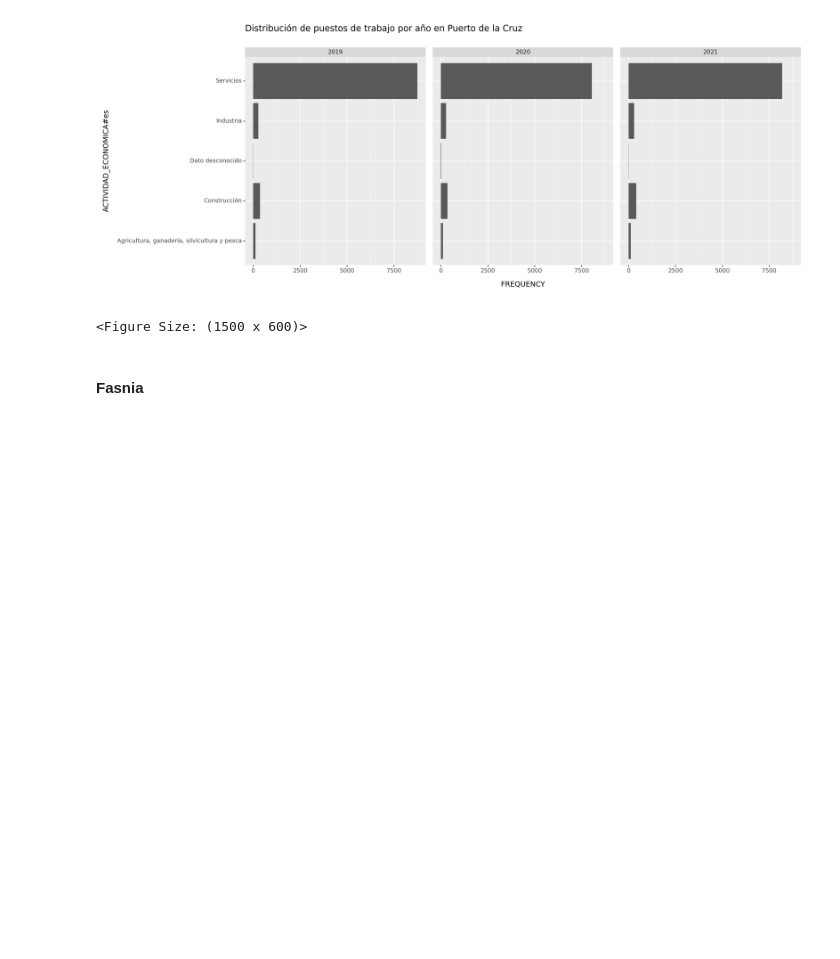
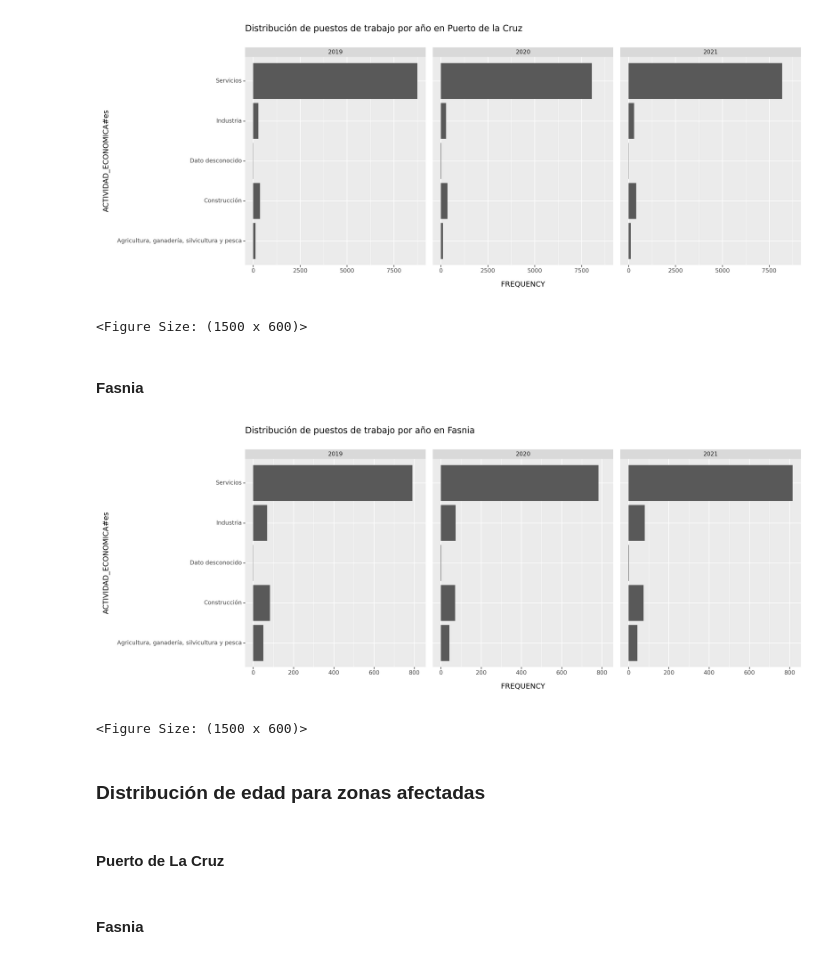
Before and after one commit to alu0101351773/VIS_proyecto, a Jupyter notebook: src/proyecto.ipynb, the cells around one changed output. Saved outputs shown, nothing was run; the diff lists cells and outputs as text; code cells hidden in the pictures; blank space fills up the shorter version.

Commit message:
grafico de fasnia sacada

```diff
--- a/src/proyecto.ipynb
+++ b/src/proyecto.ipynb
@@ -495,0 +494,41 @@ df_p_ocup_pcruz
+# %%
+df_p_ocup_fasnia = df_p_ocup[df_p_ocup['TERRITORIO#es'] == 'Fasnia'].copy()
+
+df_p_ocup_fasnia_2019 = (df_p_ocup_fasnia[df_p_ocup_fasnia['TIME_PERIOD_CODE'].str.startswith('2019')]
+                        .groupby(['ACTIVIDAD_ECONOMICA#es', 'SEXO#es'])
+                        .agg({'FREQUENCY' : 'mean'})
+                        .reset_index())
+df_p_ocup_fasnia_2019['Año'] = 2019
+
+df_p_ocup_fasnia_2020 = (df_p_ocup_fasnia[df_p_ocup_fasnia['TIME_PERIOD_CODE'].str.startswith('2020')]
+                        .groupby(['ACTIVIDAD_ECONOMICA#es', 'SEXO#es'])
+                        .agg({'FREQUENCY' : 'mean'})
+                        .reset_index())
+df_p_ocup_fasnia_2020['Año'] = 2020
+
+df_p_ocup_fasnia_2021 = (df_p_ocup_fasnia[df_p_ocup_fasnia['TIME_PERIOD_CODE'].str.startswith('2021')]
+                        .groupby(['ACTIVIDAD_ECONOMICA#es', 'SEXO#es'])
+                        .agg({'FREQUENCY' : 'mean'})
+                        .reset_index())
+df_p_ocup_fasnia_2021['Año'] = 2021
+
+df_p_ocup_fasnia = pd.concat([
+    df_p_ocup_fasnia_2019,
+    df_p_ocup_fasnia_2020,
+    df_p_ocup_fasnia_2021,
+])
+
+(ggplot(df_p_ocup_fasnia, aes(x = 'ACTIVIDAD_ECONOMICA#es', y = 'FREQUENCY'))
+    + geom_col()
+    + coord_flip()
+    + facet_wrap('~Año')
+    + theme(figure_size=(15, 6))
+    + ggtitle('Distribución de puestos de trabajo por año en Fasnia')
+)
+# %% [output]
+[figure, added]
+<Figure Size: (1500 x 600)>
+# %% [markdown]
+### Distribución de edad para zonas afectadas
+# %% [markdown]
+#### Puerto de La Cruz
@@ -495,0 +537,2 @@ df_p_ocup_pcruz
+# %% [markdown]
+#### Fasnia
```
Also changed, not shown: parts of 5 cells of this notebook.
